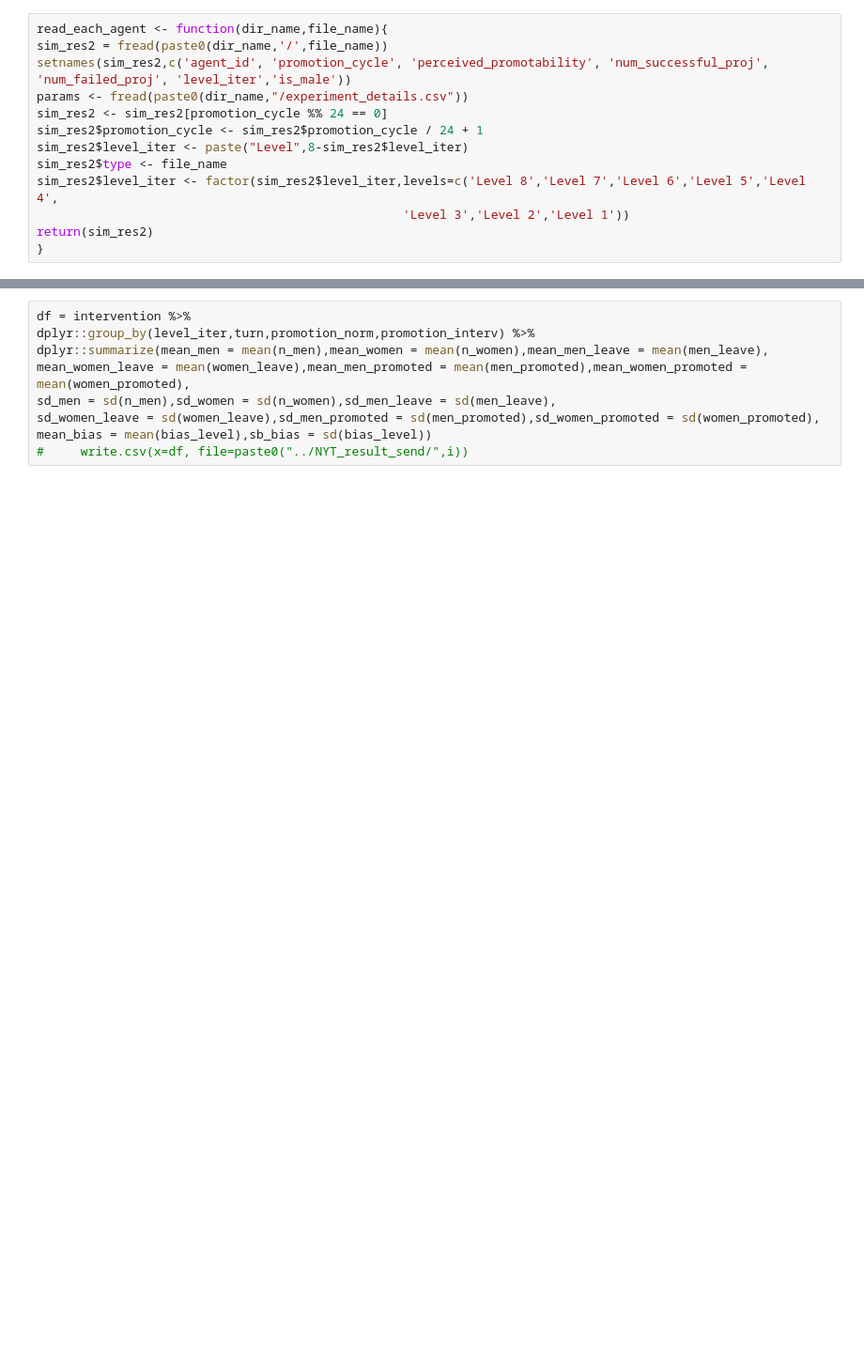
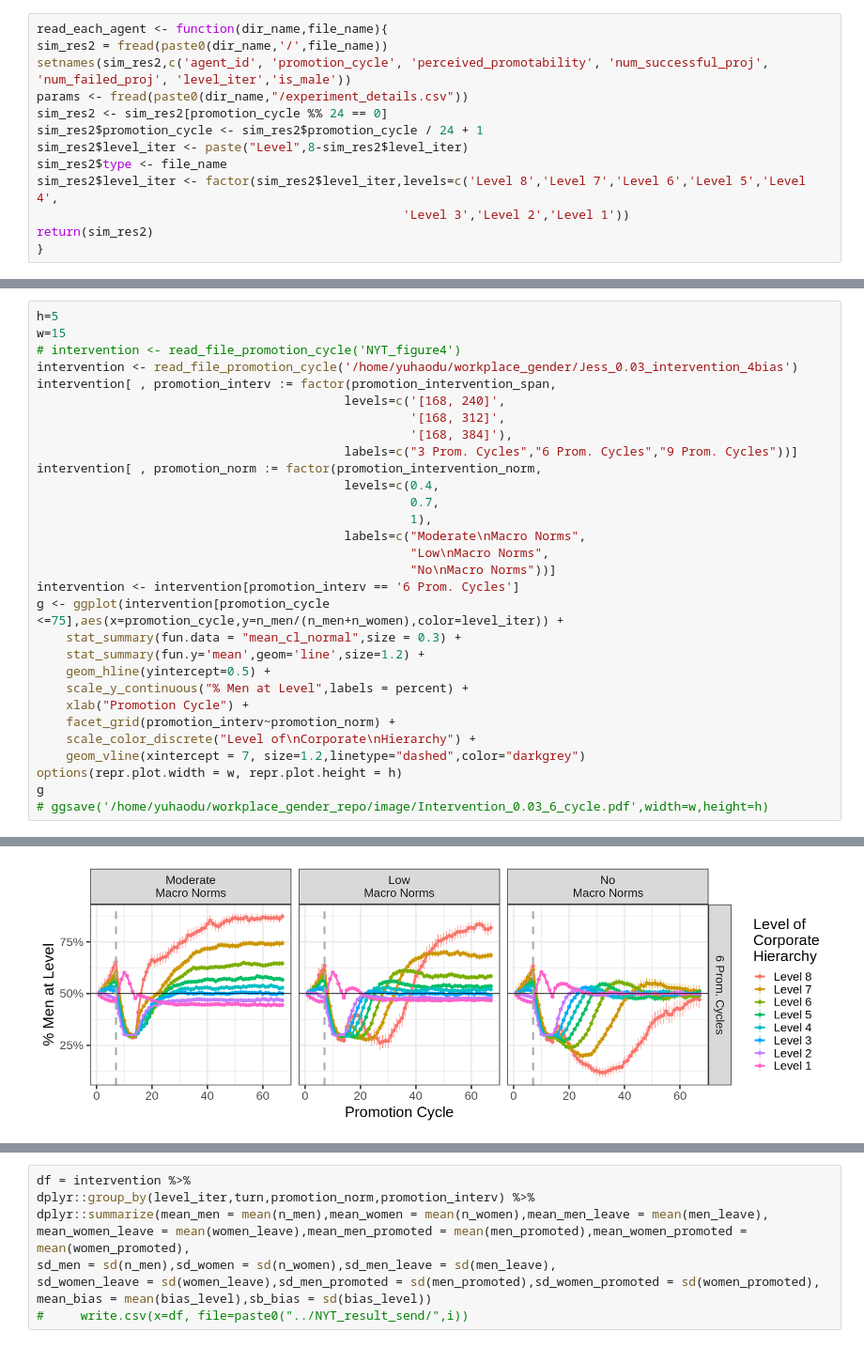
Before and after one commit to yuhaodu/workplace_gender_bias, a Jupyter notebook: plot_paper.ipynb, the cells around one changed output, grey strips where cells are left out. Shown at 94% size. Saved outputs shown, nothing was run; the diff lists cells and outputs as text; blank space fills up the shorter version.

```diff
--- a/plot_paper.ipynb
+++ b/plot_paper.ipynb
@@ -118,0 +267,31 @@ write.csv(file3,'/home/yuhaodu/workplace_gender/Jess_dc/0.5_agent.tsv')
+# %%
+h=5
+w=15
+# intervention <- read_file_promotion_cycle('NYT_figure4')
+intervention <- read_file_promotion_cycle('/home/yuhaodu/workplace_gender/Jess_0.03_intervention_4bias')
+intervention[ , promotion_interv := factor(promotion_intervention_span,
+                                          levels=c('[168, 240]',
+                                                   '[168, 312]',
+                                                   '[168, 384]'),
+                                          labels=c("3 Prom. Cycles","6 Prom. Cycles","9 Prom. Cycles"))]
+intervention[ , promotion_norm := factor(promotion_intervention_norm,
+                                          levels=c(0.4,
+                                                   0.7,
+                                                   1),
+                                          labels=c("Moderate\nMacro Norms",
+                                                   "Low\nMacro Norms",
+                                                   "No\nMacro Norms"))]
+intervention <- intervention[promotion_interv == '6 Prom. Cycles']
+g <- ggplot(intervention[promotion_cycle <=75],aes(x=promotion_cycle,y=n_men/(n_men+n_women),color=level_iter)) +
+    stat_summary(fun.data = "mean_cl_normal",size = 0.3) +
+    stat_summary(fun.y='mean',geom='line',size=1.2) +
+    geom_hline(yintercept=0.5) +
+    scale_y_continuous("% Men at Level",labels = percent) +
+    xlab("Promotion Cycle") +
+    facet_grid(promotion_interv~promotion_norm) +
+    scale_color_discrete("Level of\nCorporate\nHierarchy") +
+    geom_vline(xintercept = 7, size=1.2,linetype="dashed",color="darkgrey")
+options(repr.plot.width = w, repr.plot.height = h)
+g
+# ggsave('/home/yuhaodu/workplace_gender_repo/image/Intervention_0.03_6_cycle.pdf',width=w,height=h)
+# %% [output]
@@ -118,0 +309 @@ write.csv(file3,'/home/yuhaodu/workplace_gender/Jess_dc/0.5_agent.tsv')
+[figure, added]
```
Also changed, not shown: parts of 36 cells of this notebook, 17 other files.
